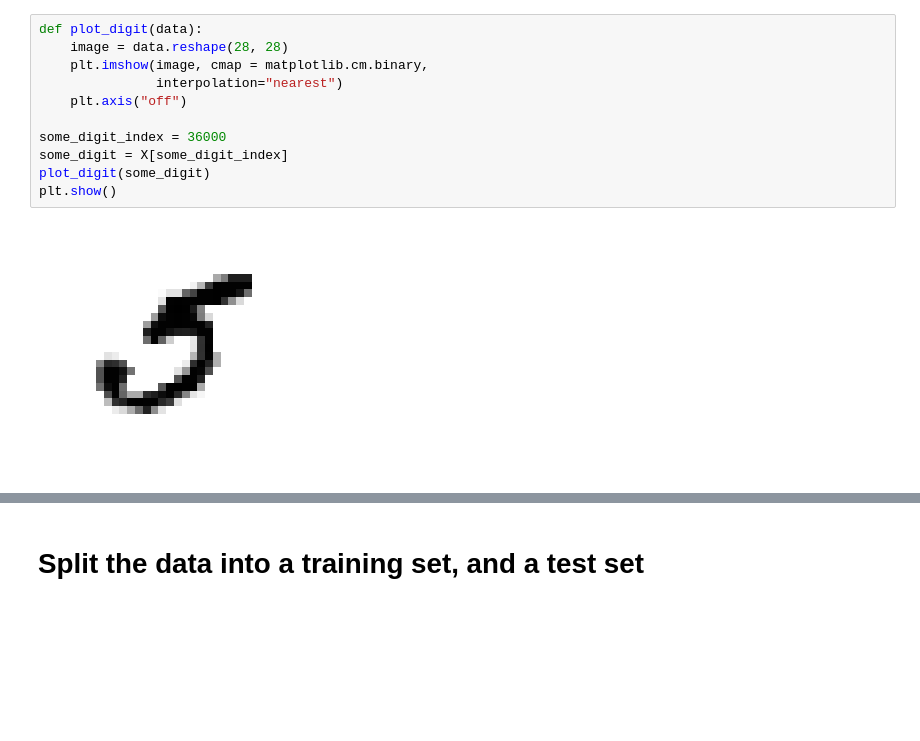
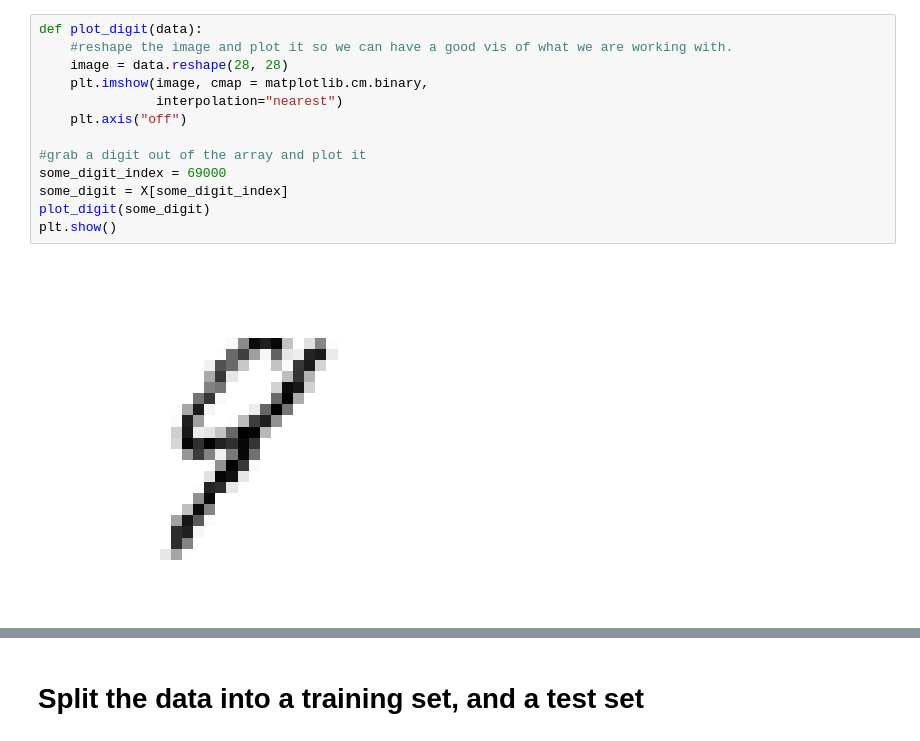
Before and after one commit to colanconnon/ml_notebooks, a Jupyter notebook: Intro to machine learning.ipynb, the cells around one changed output, grey strips where cells are left out. Saved outputs shown, nothing was run; the diff lists cells and outputs as text; blank space fills up the shorter version.

```diff
--- a/Intro to machine learning.ipynb
+++ b/Intro to machine learning.ipynb
@@ -25,16 +56,18 @@ X.shape
 # %%
 def plot_digit(data):
+    #reshape the image and plot it so we can have a good vis of what we are working with.
     image = data.reshape(28, 28)
     plt.imshow(image, cmap = matplotlib.cm.binary,
                interpolation="nearest")
     plt.axis("off")
 
-some_digit_index = 36000
+#grab a digit out of the array and plot it
+some_digit_index = 69000
 some_digit = X[some_digit_index]
 plot_digit(some_digit)
 plt.show()
 # %% [output]
-[figure, old version]
+[figure, new version]
 # %%
 def plot_digits(instances, images_per_row=10, **options):
     size = 28
```
Also changed, not shown: parts of 16 cells of this notebook.
